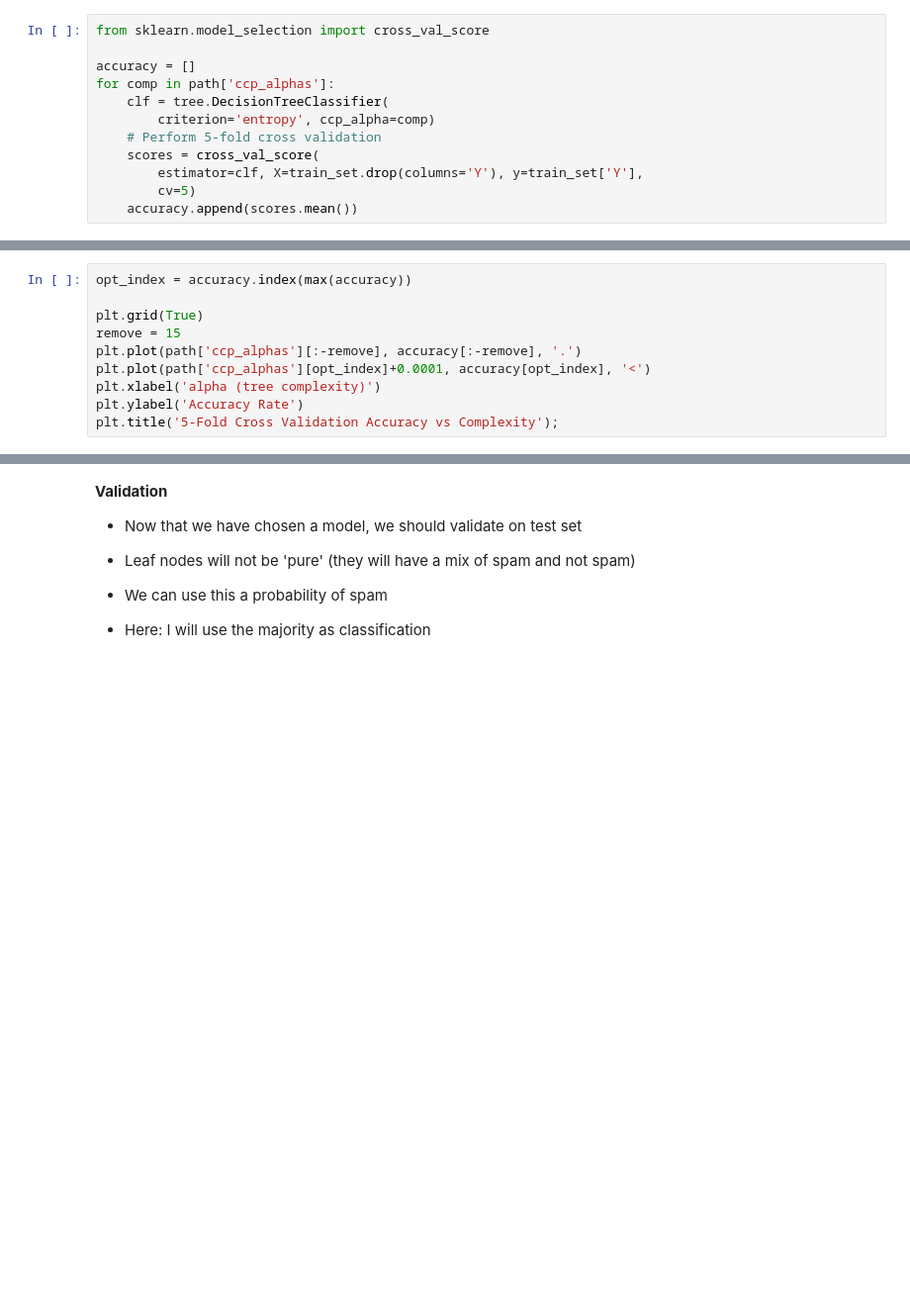
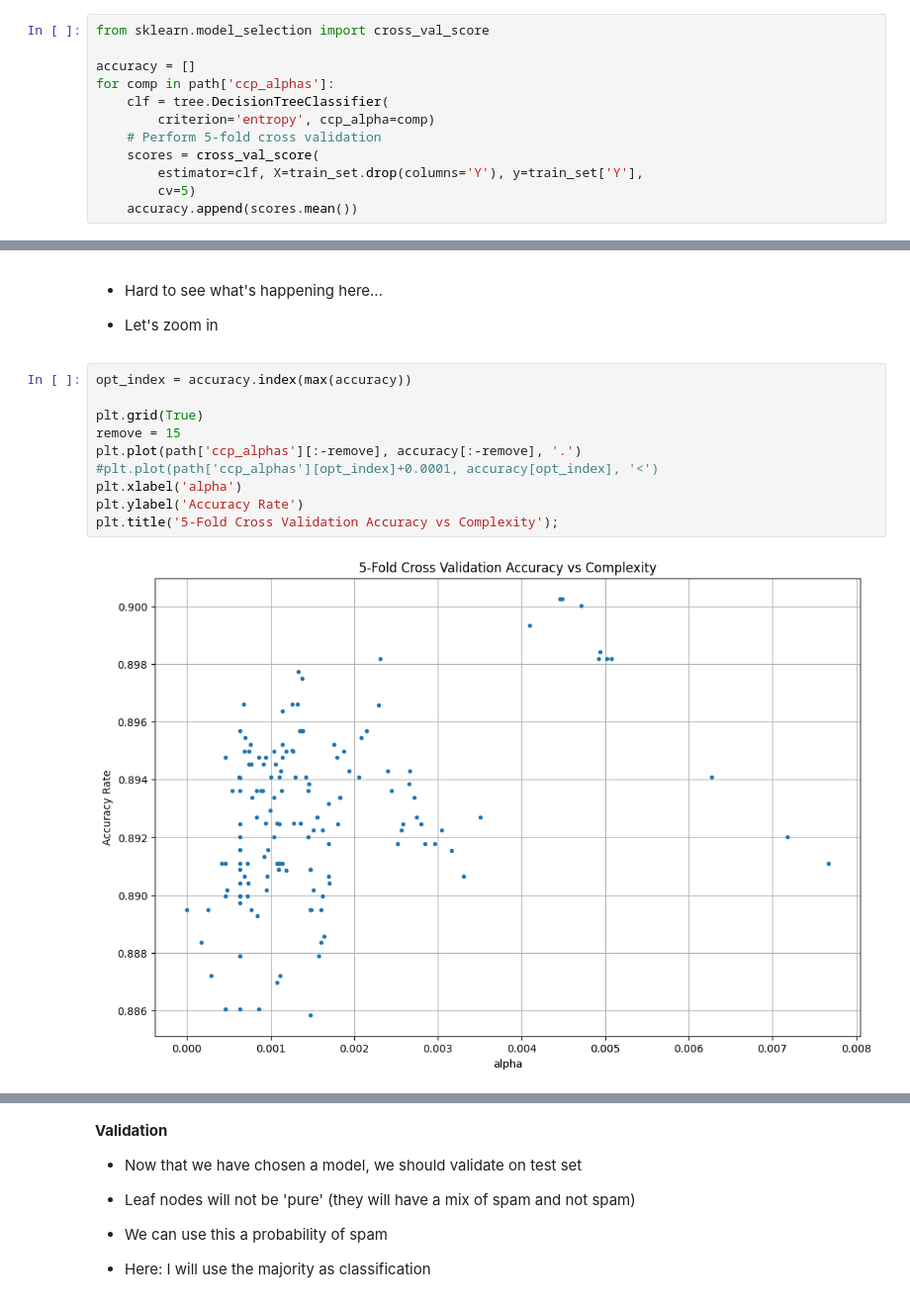
Before and after one commit to omesner/UMSTATS504, a Jupyter notebook: trees/trees.ipynb, the cells around one changed output, grey strips where cells are left out. Shown at 99% size. Drawn from its saved outputs; the diff is of its cells as text; blank space fills up the shorter version.

```diff
--- a/trees/trees.ipynb
+++ b/trees/trees.ipynb
@@ -1109,11 +1198,18 @@ plt.title('5-Fold Cross Validation Accuracy vs Complexity');
+# %% [markdown]
+- Hard to see what's happening here...
+
+
+- Let's zoom in
 # %%
 opt_index = accuracy.index(max(accuracy))
 
 plt.grid(True)
 remove = 15
 plt.plot(path['ccp_alphas'][:-remove], accuracy[:-remove], '.')
-plt.plot(path['ccp_alphas'][opt_index]+0.0001, accuracy[opt_index], '<')
-plt.xlabel('alpha (tree complexity)')
+#plt.plot(path['ccp_alphas'][opt_index]+0.0001, accuracy[opt_index], '<')
+plt.xlabel('alpha')
 plt.ylabel('Accuracy Rate')
 plt.title('5-Fold Cross Validation Accuracy vs Complexity');
+# %% [output]
+[figure, added]
 # %% [markdown]
```
Also changed, not shown: parts of 25 cells of this notebook, 1 other file.
